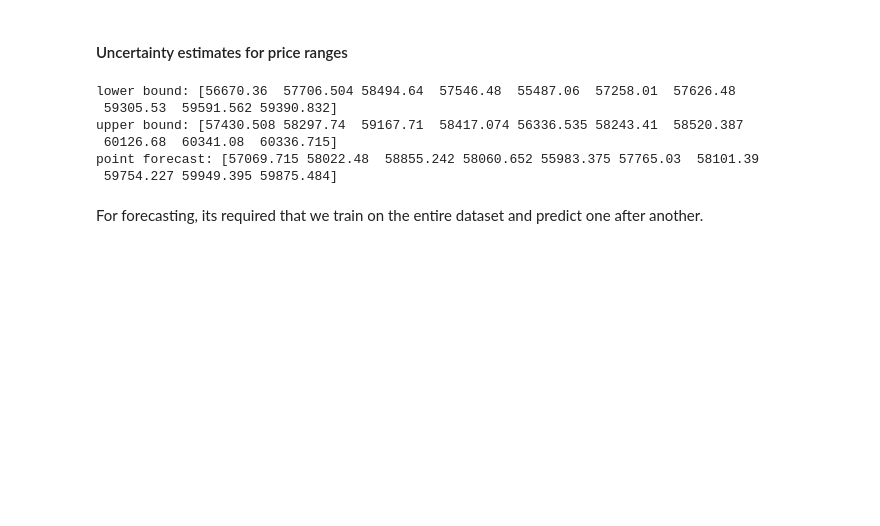
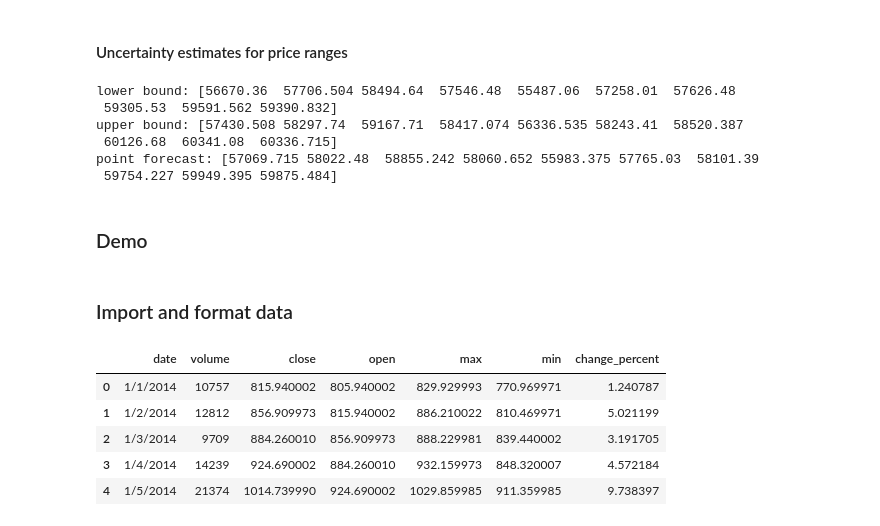
Before and after one commit to Ammar-Raneez/BitForecast, a Jupyter notebook: ml/notebooks/model/univariate.ipynb, the cells around one changed output. Drawn from its saved outputs; the diff is of its cells as text; code cells hidden in the pictures; blank space fills up the shorter version.

Commit message:
feat: add PSPD demo code

```diff
--- a/ml/notebooks/model/univariate.ipynb
+++ b/ml/notebooks/model/univariate.ipynb
@@ -681,4 +681,4 @@ upper bound: [57430.508 58297.74  59167.71  58417.074 56336.535 58243.41  58520.
 point forecast: [57069.715 58022.48  58855.242 58060.652 55983.375 57765.03  58101.39
  59754.227 59949.395 59875.484]
 # %% [markdown]
-For forecasting, its required that we train on the entire dataset and predict one after another.
+### Demo
@@ -684,0 +696,14 @@ For forecasting, its required that we train on the entire dataset and predict on
+# %% [markdown]
+### Import and format data
+# %%
+BTC_PRICES_DATA = 'D:/Uni/FYP/GitHub/BitForecast/ml/data/BTC_Prices_2.csv'
+data = pd.read_csv(BTC_PRICES_DATA)
+# %%
+data.head()
+# %% [output]
+|  | date | volume | close | open | max | min | change_percent |
+| 0 | 1/1/2014 | 10757 | 815.940002 | 805.940002 | 829.929993 | 770.969971 | 1.240787 |
+| 1 | 1/2/2014 | 12812 | 856.909973 | 815.940002 | 886.210022 | 810.469971 | 5.021199 |
+| 2 | 1/3/2014 | 9709 | 884.260010 | 856.909973 | 888.229981 | 839.440002 | 3.191705 |
+| 3 | 1/4/2014 | 14239 | 924.690002 | 884.260010 | 932.159973 | 848.320007 | 4.572184 |
+| 4 | 1/5/2014 | 21374 | 1014.739990 | 924.690002 | 1029.859985 | 911.359985 | 9.738397 |
```
Also changed, not shown: parts of 15 cells of this notebook, 2 other files.
